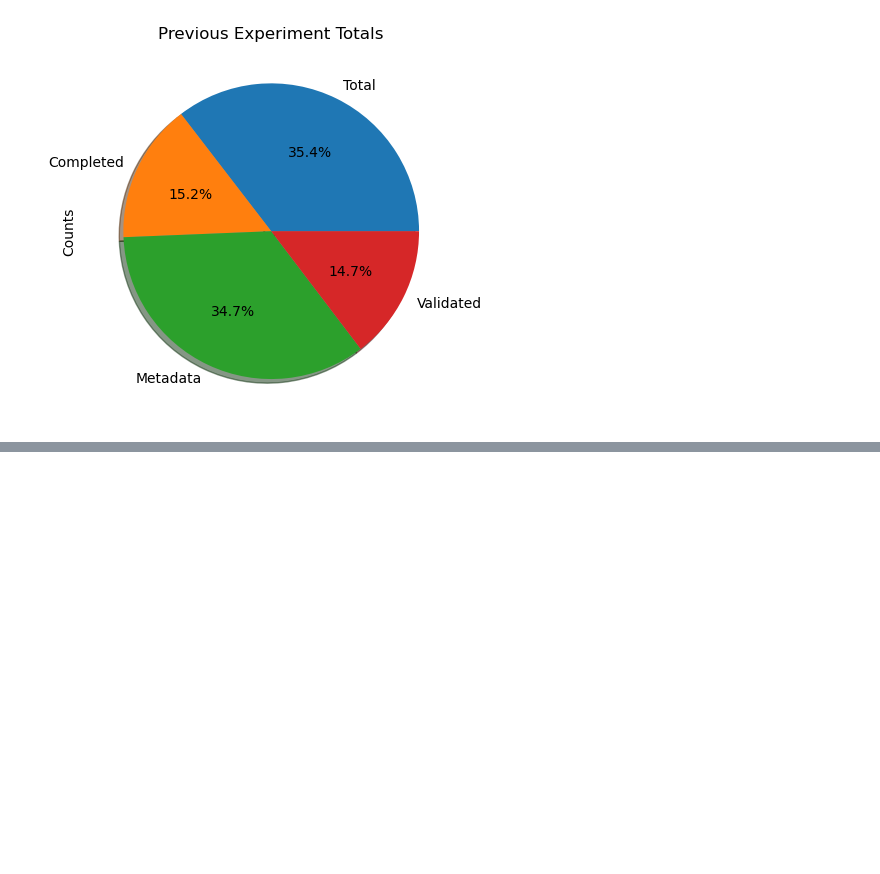
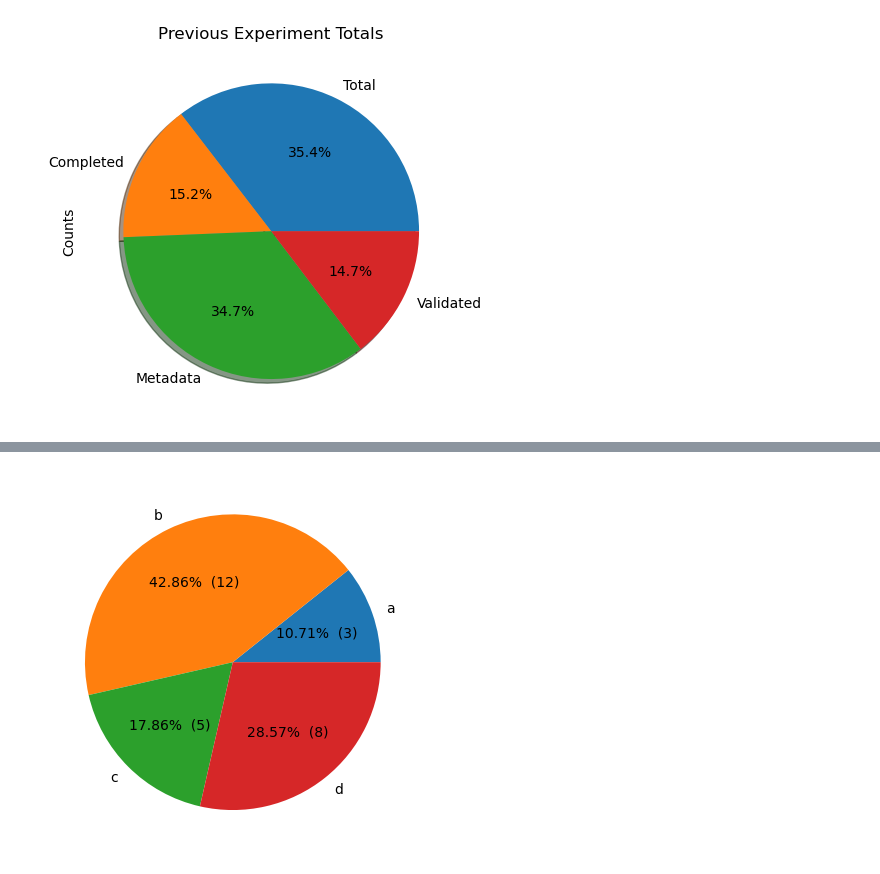
Before and after one commit to annafuller665/database-report, a Jupyter notebook: plotting_data_jupyter.ipynb, the cells around one changed output, grey strips where cells are left out. Saved outputs shown, nothing was run; the diff lists cells and outputs as text; code cells hidden in the pictures; blank space fills up the shorter version.

```diff
--- a/plotting_data_jupyter.ipynb
+++ b/plotting_data_jupyter.ipynb
@@ -210,0 +223,17 @@ with PdfPages('multipage_pdf.pdf') as pdf:
+# %%
+# Example displaying percent and count in pie charts
+plt.figure(figsize=plt.figaspect(1))
+values = [3, 12, 5, 8]
+labels = ['a', 'b', 'c', 'd']
+
+def make_autopct(values):
+    def my_autopct(pct):
+        total = sum(values)
+        val = int(round(pct*total/100.0))
+        return '{p:.2f}%  ({v:d})'.format(p=pct,v=val)
+    return my_autopct
+
+plt.pie(values, labels=labels, autopct=make_autopct(values))
+plt.show()
+# %% [output]
+[figure, added]
```
Also changed, not shown: parts of 5 cells of this notebook, 1 other file.
